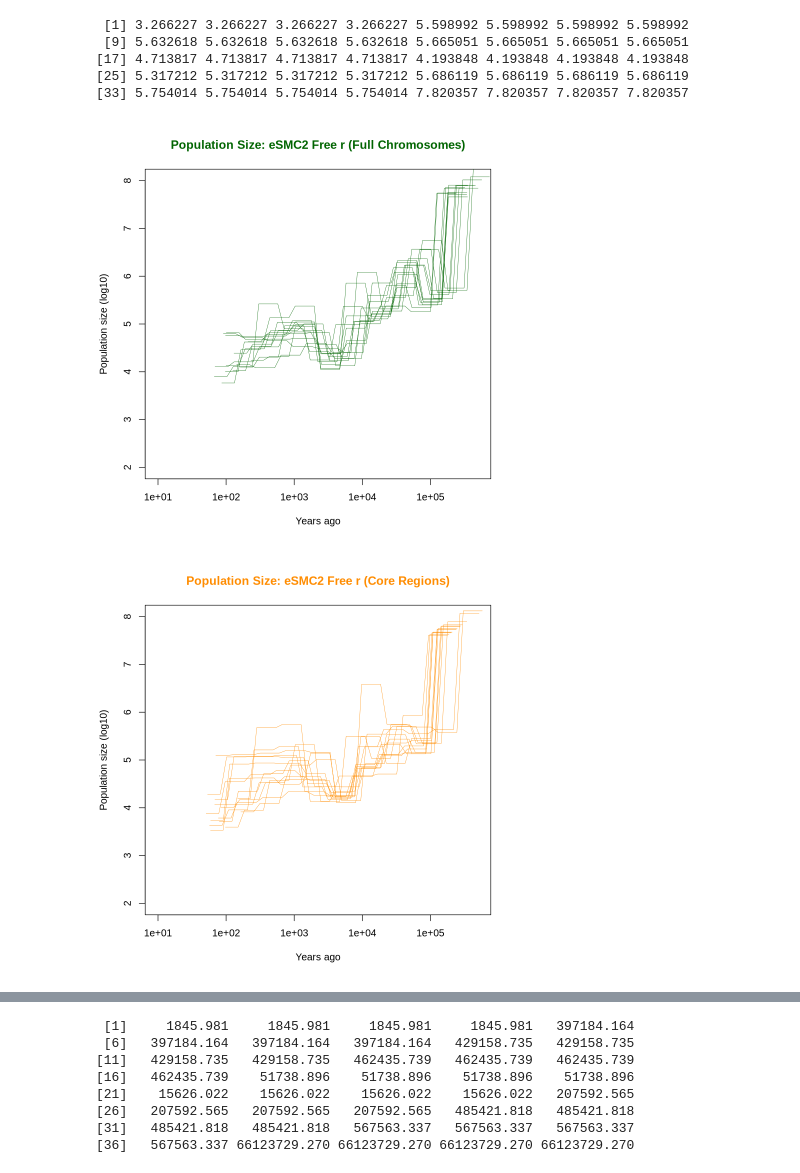
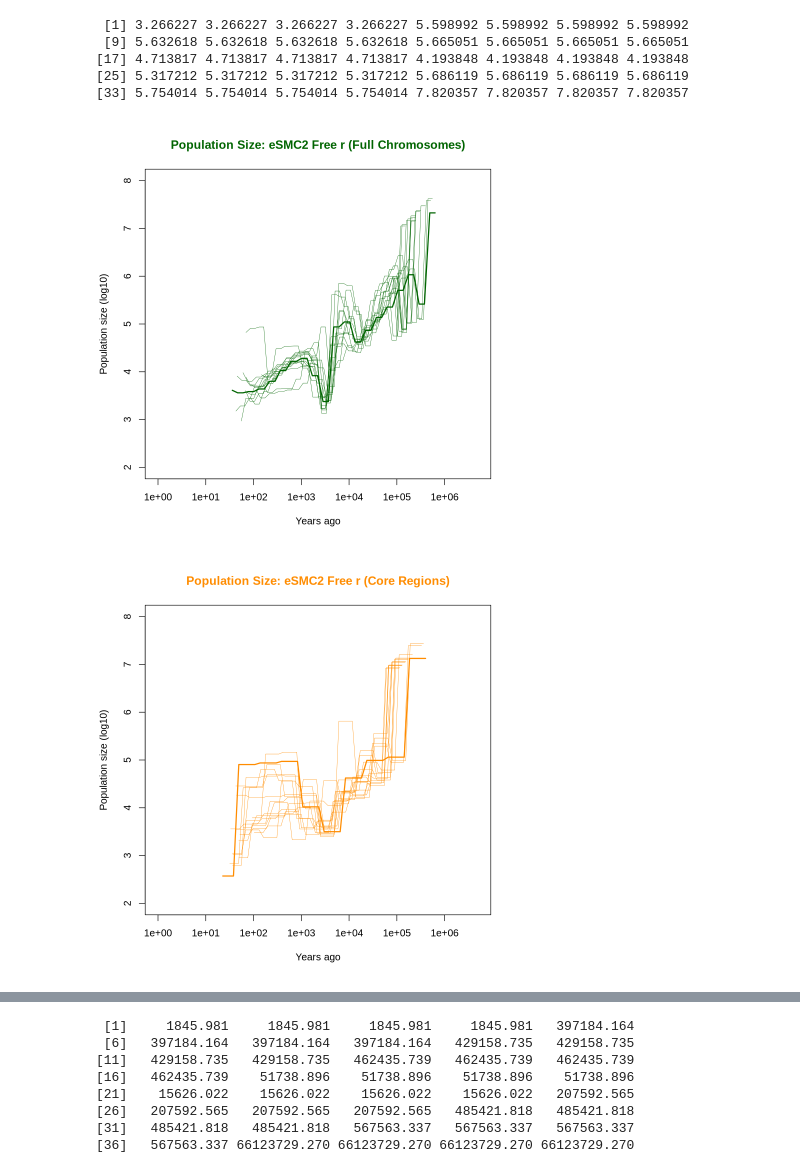
Before and after one commit to Uthara28/Plasmodium_PopGen, a Jupyter notebook: Final_analysis/5_SMC_run_visualization/2_plot_esmc_msmc/plot_esmc2_msmc_maesot.ipynb, the cells around one changed output, grey strips where cells are left out. Drawn from its saved outputs; the diff is of its cells as text; code cells hidden in the pictures.

```diff
--- a/Final_analysis/5_SMC_run_visualization/2_plot_esmc_msmc/plot_esmc2_msmc_maesot.ipynb
+++ b/Final_analysis/5_SMC_run_visualization/2_plot_esmc_msmc/plot_esmc2_msmc_maesot.ipynb
@@ -637,12 +524,13 @@ par(mfrow = c(1, 1), bg = "white")
 # %% [output]
 [figure]
 # %%
-mu <- 4.0425e-09  # Default mutation rate
-gen <- 0.164     # Generation time
+# Define mutation rate and generation time
+mu <- 2.45e-10
+gen <- 0.0054
 
 # Directories for various eSMC2 datasets
-base_dir_regions <- "/data/proj2/home/students/u.srinivasan/Plasmodium_us/Inputs/SMC/Demo_r_eSMC2_MSMC2/ms_t2/free_r/mut_rate_4.0425e-09/"
-base_dir_free_r <- "/data/proj2/home/students/u.srinivasan/Plasmodium_us/Inputs/SMC/Demo_r_eSMC2_MSMC2/ms_t2/free_r_regions/mut_rate_4.0425e-09/"
+base_dir_regions <- "/data/proj2/home/students/u.srinivasan/Plasmodium_us/Inputs/SMC/Demo_r_eSMC2_MSMC2/Ms_Trial_4inds/esmc_4inds_chrsep_out/regions_free_r/t3/mut_rate_1e-07"
+base_dir_free_r <- "/data/proj2/home/students/u.srinivasan/Plasmodium_us/Inputs/SMC/Demo_r_eSMC2_MSMC2/Ms_Trial_4inds/esmc_4inds_chrsep_out/rm_1_free_r/"
 
 # Initialize lists to store the data
 plot_data_list_newhetfile_esmc2_regions <- list()
@@ -680,7 +568,7 @@ for (i in 1:14) {
 # ----- Load "All Chromosome" Files -----
 # Paths for "All Chromosome" files
 filepath_allchr_regions <- paste0("/data/proj2/home/students/u.srinivasan/Plasmodium_us/Inputs/SMC/Demo_r_eSMC2_MSMC2/Ms_Trial_4inds/esmc_4inds_allchr/me_09/results_allchr_regions_free_r.rds")
-filepath_allchr_free_r <- paste0("/data/proj2/home/students/u.srinivasan/Plasmodium_us/Inputs/SMC/Demo_r_eSMC2_MSMC2/ms_t2/free_r/results_allchr_free_r.rds")
+filepath_allchr_free_r <- paste0("/data/proj2/home/students/u.srinivasan/Plasmodium_us/Inputs/SMC/Demo_r_eSMC2_MSMC2/Ms_Trial_4inds/esmc_4inds_allchr/me_09/results_allchr_free_r.rds")
 
 # Load "All Chromosome" Region-specific data
 if (file.exists(filepath_allchr_regions)) {
@@ -722,7 +613,7 @@ str(plot_data_list_newhetfile_esmc2_regions)
 # %%
 
 # Define directories for the regions_fixed_r data
-base_regions_fixed_r <- "/data/proj2/home/students/u.srinivasan/Plasmodium_us/Inputs/SMC/Demo_r_eSMC2_MSMC2/ms_t2/fixed_r_regiosn/mut_rate_4.0425e-09/"
+base_regions_fixed_r <- "/data/proj2/home/students/u.srinivasan/Plasmodium_us/Inputs/SMC/Demo_r_eSMC2_MSMC2/Ms_Trial_4inds/esmc_4inds_chrsep_out/regions_35.96/mut_rate_2.058e-08"
 
 # Initialize list for regions_fixed_r data
 plot_data_list_newhetfile_esmc2_regions_fixed_r <- list()
@@ -749,7 +640,7 @@ for (i in 1:14) {
 
 # ----- Load "All Chromosome" Files for Fixed r -----
 # Paths for "All Chromosome" Fixed r files
-filepath_allchr_regions_fixed_r <- paste0("/data/proj2/home/students/u.srinivasan/Plasmodium_us/Inputs/SMC/Demo_r_eSMC2_MSMC2/ms_t2/fixed_r_regiosn/results_allchr_regions.rds")
+filepath_allchr_regions_fixed_r <- paste0("/data/proj2/home/students/u.srinivasan/Plasmodium_us/Inputs/SMC/Demo_r_eSMC2_MSMC2/Ms_Trial_4inds/esmc_4inds_allchr/me_09/results_allchr_regions.rds")
 
 # Load "All Chromosome" Fixed r region-specific data
 if (file.exists(filepath_allchr_regions_fixed_r)) {
@@ -1086,8 +842,8 @@ as.numeric(log10(Ne_t * Ne))
 [33] 5.754014 5.754014 5.754014 5.754014 7.820357 7.820357 7.820357 7.820357
 # %%
 # Set mutation rate and generation time
-mu <- 4.0425e-09  # Default mutation rate
-gen <- 0.164      # Generation time
+mu <- 2e-08  # Default mutation rate
+gen <- 0.5     # Generation time
 
 par(bg = "white")  # Applies white background to all plots
 
@@ -1097,7 +853,7 @@ setup_plot <- function(title, color) {
        c(1, 1),
        log = "x",
        ylim = c(2, 8),
-       xlim = c(10, 5 * 10^5),
+       xlim = c(1, 5 * 10^6),
        type = "n",
        xlab = "Years ago",
        ylab = "Population size (log10)",
@@ -1111,33 +867,44 @@ for (chr in names(plot_data_list_newhetfile_esmc2_free_r)) {
   if (chr != "allchr" && !is.null(plot_data_list_newhetfile_esmc2_free_r[[chr]])) {
     Ne_t <- plot_data_list_newhetfile_esmc2_free_r[[chr]]$Xi
     Ne <- mean(plot_data_list_newhetfile_esmc2_free_r[[chr]]$mu / mu)
     lines(plot_data_list_newhetfile_esmc2_free_r[[chr]]$Tc * Ne * gen,
           log10(Ne_t * Ne), col = "darkgreen", lwd = 0.5)
   }
-
+}
+if (!is.null(plot_data_list_newhetfile_esmc2_free_r[["allchr"]])) {
+  Ne_t <- plot_data_list_newhetfile_esmc2_free_r[["allchr"]]$Xi
+  Ne <- mean(plot_data_list_newhetfile_esmc2_free_r[["allchr"]]$mu / mu)
+  lines(plot_data_list_newhetfile_esmc2_free_r[["allchr"]]$Tc * Ne * gen,
+        log10(Ne_t * Ne), col = "darkgreen", lwd = 2)
 }
 
 # Plot for eSMC2 Free r Core Regions
 setup_plot("Population Size: eSMC2 Free r (Core Regions)", "darkorange")
 for (chr in names(plot_data_list_newhetfile_esmc2_regions)) {
   if (chr != "allchr" && !is.null(plot_data_list_newhetfile_esmc2_regions[[chr]][[1]])) {
     Ne_t <- plot_data_list_newhetfile_esmc2_regions[[chr]][[1]]$Xi
     Ne <- mean(plot_data_list_newhetfile_esmc2_regions[[chr]][[1]]$mu / mu)
     lines(plot_data_list_newhetfile_esmc2_regions[[chr]][[1]]$Tc * Ne * gen,
           log10(Ne_t * Ne), col = "darkorange", lwd = 0.5)
   }
 }
+if (!is.null(plot_data_list_newhetfile_esmc2_regions[["allchr"]])) {
+  Ne_t <- plot_data_list_newhetfile_esmc2_regions[["allchr"]]$Xi
+  Ne <- mean(plot_data_list_newhetfile_esmc2_regions[["allchr"]]$mu / mu)
+  lines(plot_data_list_newhetfile_esmc2_regions[["allchr"]]$Tc * Ne * gen,
+        log10(Ne_t * Ne), col = "darkorange", lwd = 2)
+}
 
 # Plot for eSMC2 Fixed r Core Regions
 setup_plot("Population Size: eSMC2 Fixed r (Core Regions)", "purple")
 for (chr in names(plot_data_list_newhetfile_esmc2_regions_fixed_r)) {
   if (chr != "allchr" && !is.null(plot_data_list_newhetfile_esmc2_regions_fixed_r[[chr]][[1]])) {
     Ne_t <- plot_data_list_newhetfile_esmc2_regions_fixed_r[[chr]][[1]]$Xi
     Ne <- mean(plot_data_list_newhetfile_esmc2_regions_fixed_r[[chr]][[1]]$mu / mu)
     lines(plot_data_list_newhetfile_esmc2_regions_fixed_r[[chr]][[1]]$Tc * Ne * gen,
           log10(Ne_t * Ne), col = "purple", lwd = 0.5)
   }
 }
 # %% [output]
-[figure, old version]
+[figure, new version]
-[figure, old version]
+[figure, new version]
```
Also changed, not shown: parts of 38 cells of this notebook, 6 other files.
